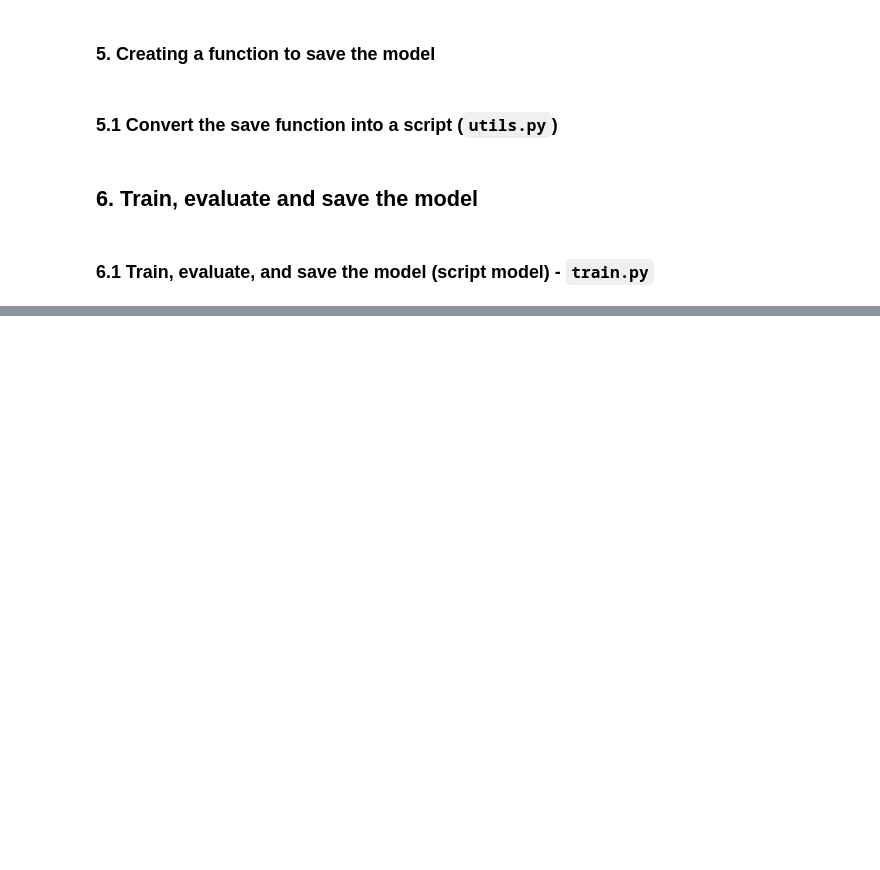
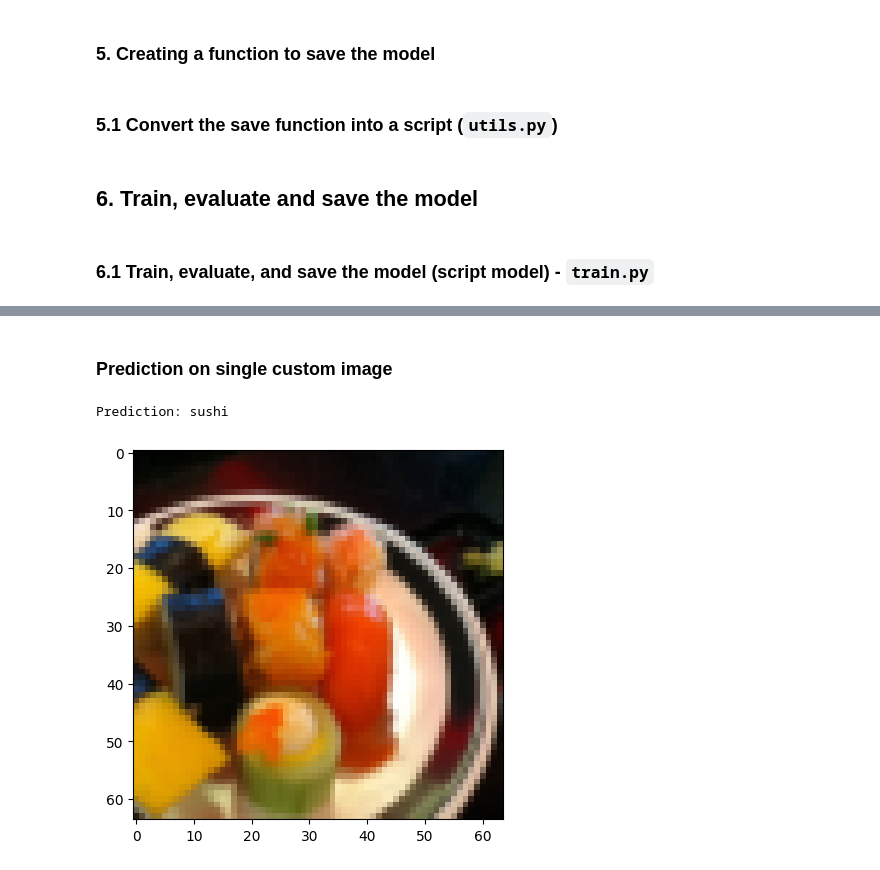
Before and after one commit to kvnptl/pytorch-practice, a Jupyter notebook: 05_going_modular_cell_model.ipynb, the cells around one changed output, grey strips where cells are left out. Cells and saved outputs as stored; diff of their text form; code cells hidden in the pictures; blank space fills up the shorter version.

Commit message:
[05] going modular, add prediction code

```diff
--- a/05_going_modular_cell_model.ipynb
+++ b/05_going_modular_cell_model.ipynb
@@ -949,0 +963,51 @@ Transform: Compose(
+# %% [markdown]
+### Prediction on single custom image
+# %%
+from going_modular import model_builder
+import torch
+from PIL import Image
+import matplotlib.pyplot as plt
+
+# Get a test image
+test_img = '/home/kpatel2s/kpatel2s/pytorch-practice/data/pizza_steak_sushi/train/sushi/794647.jpg'
+
+# Load image
+test_img = Image.open(test_img)
+
+# Create simple transform
+data_transform = transforms.Compose([
+    transforms.Resize((64, 64)),
+    transforms.ToTensor(),
+])
+
+# apply transform to image
+test_img = data_transform(test_img).unsqueeze(0)
+
+# Show image
+plt.imshow(test_img[0].permute(1, 2, 0))
+
+# device
+device = 'cuda' if torch.cuda.is_available() else 'cpu'
+
+# load the model architecture
+model = model_builder.TinyVGG(input_shape=3,
+                hidden_units=10,
+                output_shape=len(class_names)).to(device)
+
+# load the model weights
+weights_file = "models/05_going_modular_script_mode_tingvgg_model.pth"
+model.load_state_dict(torch.load(weights_file))
+
+# Put model in eval mode
+model.eval()
+
+# Make a prediction
+with torch.inference_mode():
+    prediction = model(test_img.to(device))
+
+# Print prediction
+pred_class = class_names[prediction.argmax().item()]
+print(f"Prediction: {pred_class}")
+# %% [output]
+Prediction: sushi
+[figure, added]
```
Also changed, not shown: parts of 11 cells of this notebook.
